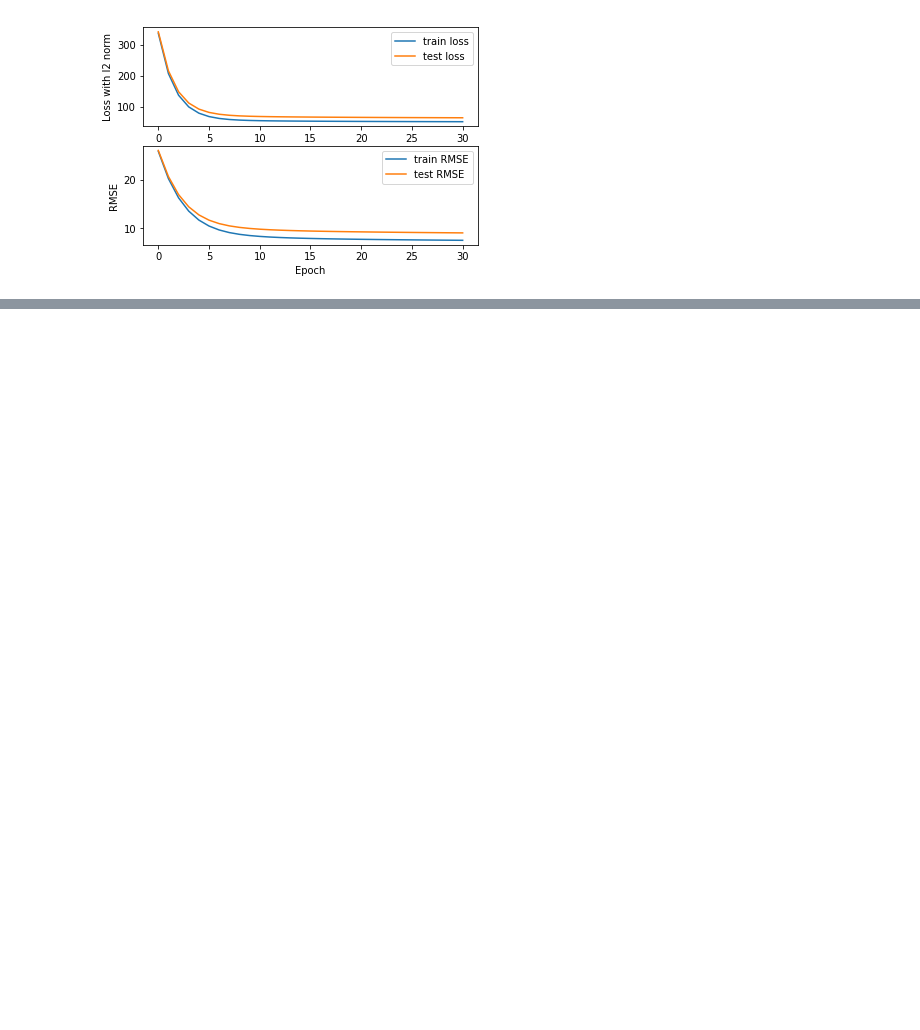
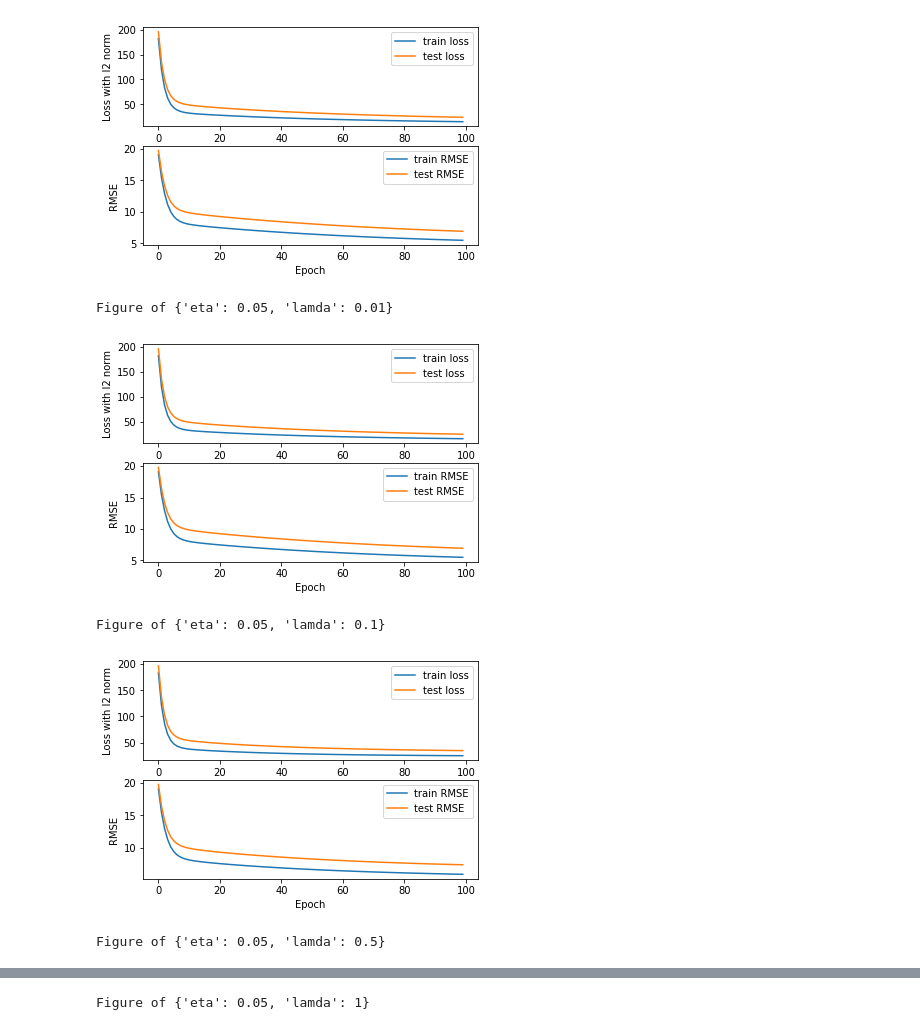
Before and after one commit to wty9391/ML2017-lab-01, a Jupyter notebook: RegressionExperiment.ipynb, the cells around one changed output, grey strips where cells are left out. Saved outputs shown, nothing was run; the diff lists cells and outputs as text; code cells hidden in the pictures; blank space fills up the shorter version.

```diff
--- a/RegressionExperiment.ipynb
+++ b/RegressionExperiment.ipynb
@@ -9,13 +9,15 @@ Created on Sat Dec  2 09:58:38 2017
 import numpy as np
 import scipy
 import matplotlib.pyplot as plt
+import pandas as pd
 
 from sklearn.datasets import load_svmlight_file
-from sklearn.model_selection import train_test_split
+from sklearn.model_selection import train_test_split,GridSearchCV
 
 import LinearRegressor
 
 data = load_svmlight_file("./resources/housing_scale.txt")
+result_path = './results/regression_grid_search.csv'
 # add interception
 X = scipy.sparse.hstack(\
     (scipy.sparse.csr_matrix(np.ones((len(data[1]),1))),data[0]))
@@ -31,30 +33,48 @@ Y_test = Y_test.reshape((len(Y_test),1))
 # initialize w
 init_w = np.random.normal(size=(num_features,1))
 
-lamda = 0.5
-eta = 0.05
-max_iterate = 30
+max_iterate = 100
 
-regressor = LinearRegressor.LinearRegressor(init_w,lamda,eta,max_iterate)
-regressor.fit(X_train,Y_train)
-loss_train = regressor.getLossHistory(X_train,Y_train)
-loss_test = regressor.getLossHistory(X_test,Y_test)
-RMSE_train = [-s for s in regressor.getScoreHistory(X_train,Y_train)]
-RMSE_test = [-s for s in regressor.getScoreHistory(X_test,Y_test)]
+param_grid = [
+  {'lamda': [0, 0.01, 0.1, 0.5, 1], 'eta': [0.05, 0.1, 0.15, 0.2, 0.3]}
+ ]
 
-plt.subplot(211)
-train_loss_line = plt.plot(range(max_iterate+1),loss_train,label='train loss')
-test_loss_line = plt.plot(range(max_iterate+1),loss_test,label='test loss')
-ax=plt.gca()
-ax.set(xlabel='Epoch', ylabel='Loss with l2 norm')
-plt.legend()
 
-plt.subplot(212)
-train_RMSE_line = plt.plot(range(max_iterate+1),RMSE_train,label='train RMSE')
-test_RMSE_line = plt.plot(range(max_iterate+1),RMSE_test,label='test RMSE')
-ax=plt.gca()
-ax.set(xlabel='Epoch', ylabel='RMSE')
-plt.legend()
+rgs = GridSearchCV(LinearRegressor.LinearRegressor(init_w,max_epoch=max_iterate), param_grid,return_train_score=True)
+rgs.fit(X_train,Y_train)
+result = pd.DataFrame(rgs.cv_results_)
+result.sort_values('rank_test_score',inplace=True)
 
-plt.show()
+print ("Exhaustive Grid Search Result")
+print ("The best estimator's parameter is",rgs.best_params_)
+print (result.loc[:,['rank_test_score','mean_test_score','mean_train_score','mean_fit_time','params']])
+result.to_csv(result_path)
+print ("Result has been saved in",result_path)
+
+print ("Printing the best 5 models loss curves")
+for i in range(5):
+    print ("Figure of",result.loc[i,'params'])
+    regressor = LinearRegressor.LinearRegressor(init_w,max_epoch=max_iterate,**result.loc[i,'params'])
+    regressor.fit(X_train,Y_train)
+    loss_train = regressor.getLossHistory(X_train,Y_train)
+    loss_test = regressor.getLossHistory(X_test,Y_test)
+    RMSE_train = [-s for s in regressor.getScoreHistory(X_train,Y_train)]
+    RMSE_test = [-s for s in regressor.getScoreHistory(X_test,Y_test)]
+
+    plt.figure(i)
+    plt.subplot(211)
+    train_loss_line = plt.plot(range(max_iterate),loss_train,label='train loss')
+    test_loss_line = plt.plot(range(max_iterate),loss_test,label='test loss')
+    ax=plt.gca()
+    ax.set(xlabel='Epoch', ylabel='Loss with l2 norm')
+    plt.legend()
+
+    plt.subplot(212)
+    train_RMSE_line = plt.plot(range(max_iterate),RMSE_train,label='train RMSE')
+    test_RMSE_line = plt.plot(range(max_iterate),RMSE_test,label='test RMSE')
+    ax=plt.gca()
+    ax.set(xlabel='Epoch', ylabel='RMSE')
+    plt.legend()
+
+    plt.show()
 # %% [output]
@@ -61 +98,6 @@ plt.show()
-[figure, old version]
+[figure, new version]
+Figure of {'eta': 0.05, 'lamda': 0.01}
+[figure, added]
+Figure of {'eta': 0.05, 'lamda': 0.1}
+[figure, added]
+Figure of {'eta': 0.05, 'lamda': 0.5}
@@ -61,0 +105 @@ plt.show()
+Figure of {'eta': 0.05, 'lamda': 1}
```
Also changed, not shown: parts of 1 cell of this notebook, 7 other files.
